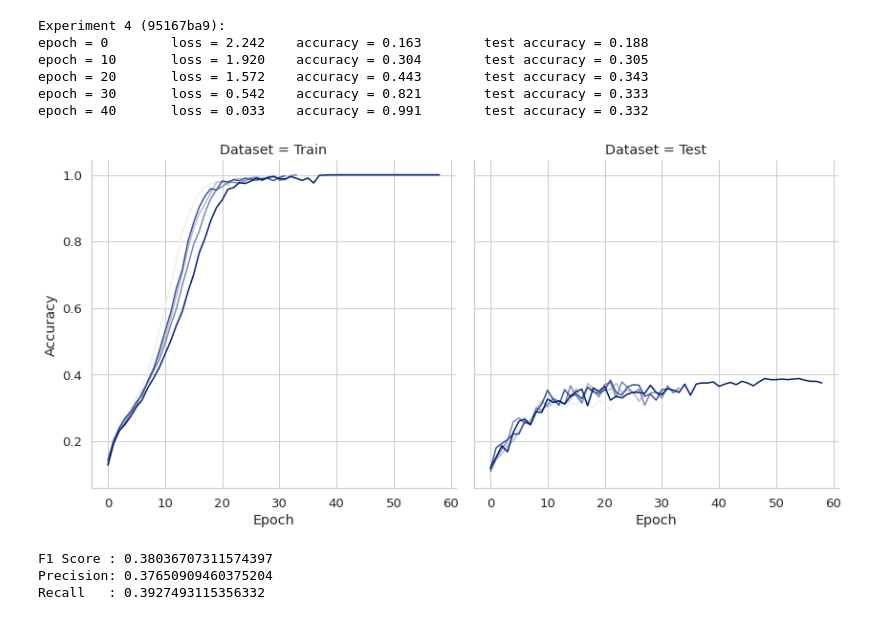
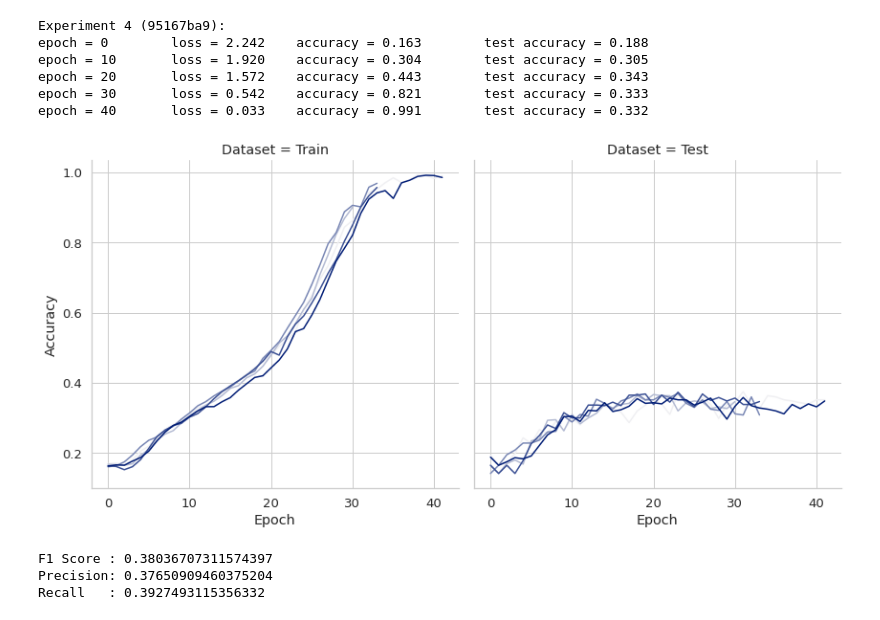
Before and after one commit to Chen-Yiyang/cs4243_project, a Jupyter notebook: 3_baseline_cnn.ipynb, the cells around one changed output. Drawn from its saved outputs; the diff is of its cells as text; code cells hidden in the pictures.

```diff
--- a/3_baseline_cnn.ipynb
+++ b/3_baseline_cnn.ipynb
@@ -210,9 +210,9 @@ epoch = 20       loss = 1.572    accuracy = 0.443        test accuracy = 0.343
 epoch = 30       loss = 0.542    accuracy = 0.821        test accuracy = 0.333
 epoch = 40       loss = 0.033    accuracy = 0.991        test accuracy = 0.332
 # %%
-plot_experiments(df_balan)
+plot_experiments(df_unaug)
 # %% [output]
-[figure, old version]
+[figure, new version]
 # %%
 from utils import load_checkpoint, eval_test_accuracy, show_confusion_matrix, show_eval_metrics
 
```
Also changed, not shown: 2 other files.
